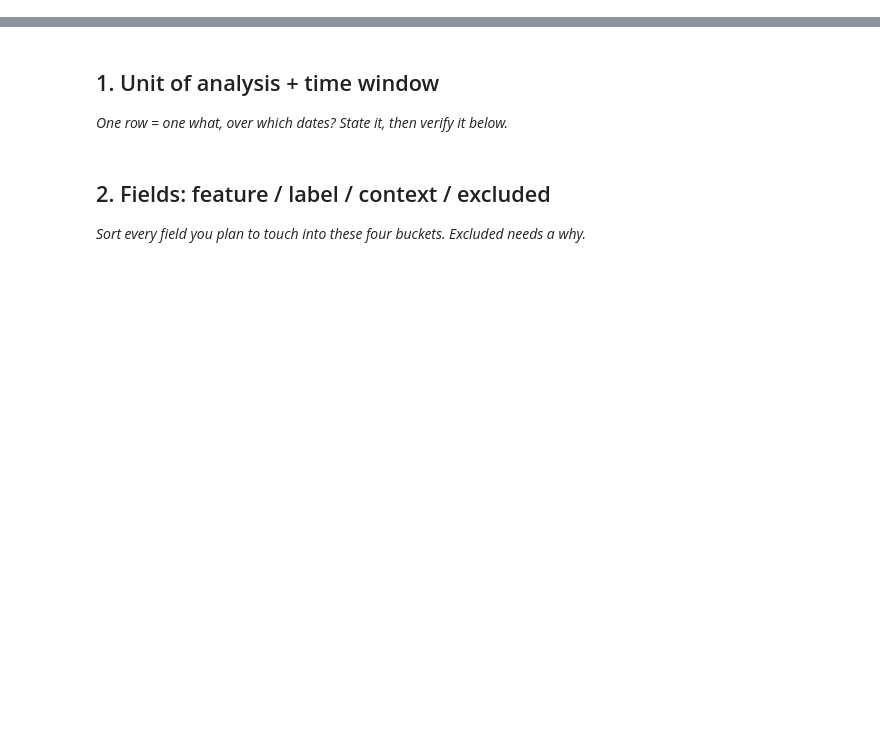
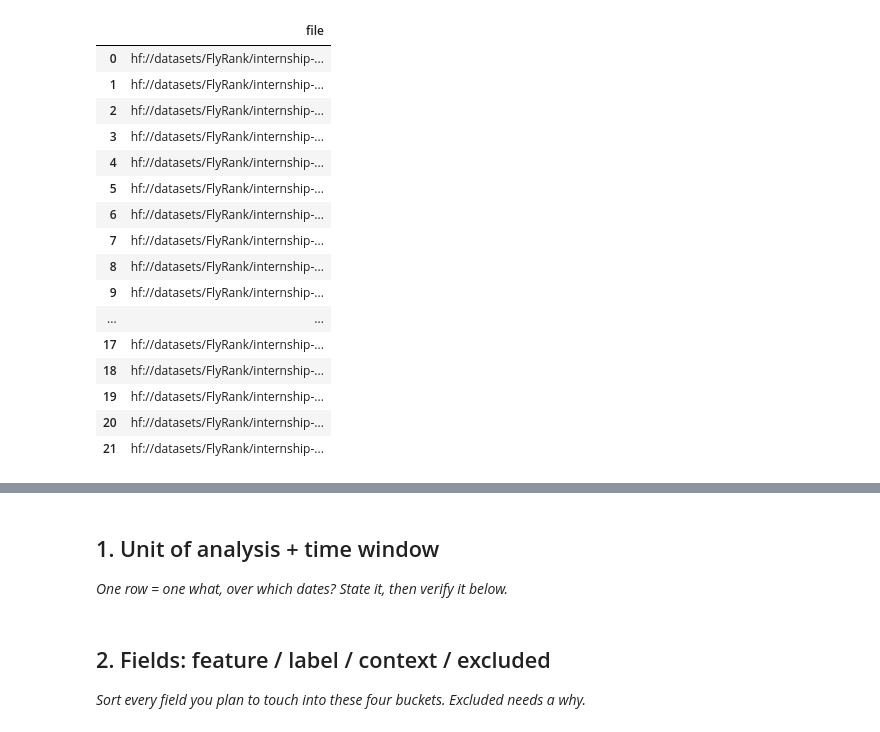
Before and after one commit to raju-cse/Flyrank-internship_ml, a Jupyter notebook: work/notebooks/w03_data_contract.ipynb, the cells around one changed output, grey strips where cells are left out. Cells and saved outputs as stored; diff of their text form; code cells hidden in the pictures; blank space fills up the shorter version.

```diff
--- a/work/notebooks/w03_data_contract.ipynb
+++ b/work/notebooks/w03_data_contract.ipynb
@@ -8,0 +87,25 @@ This skeleton is yours to fill. Work the sections **in order** — each one has
+# %%
+files = con.sql("""
+SELECT file
+FROM glob('hf://datasets/FlyRank/internship-warehouse/**/*.parquet')
+""").df()
+
+files
+# %% [output]
+|  | file |
+| 0 | hf://datasets/FlyRank/internship-... |
+| 1 | hf://datasets/FlyRank/internship-... |
+| 2 | hf://datasets/FlyRank/internship-... |
+| 3 | hf://datasets/FlyRank/internship-... |
+| 4 | hf://datasets/FlyRank/internship-... |
+| 5 | hf://datasets/FlyRank/internship-... |
+| 6 | hf://datasets/FlyRank/internship-... |
+| 7 | hf://datasets/FlyRank/internship-... |
+| 8 | hf://datasets/FlyRank/internship-... |
+| 9 | hf://datasets/FlyRank/internship-... |
+| ... | ... |
+| 17 | hf://datasets/FlyRank/internship-... |
+| 18 | hf://datasets/FlyRank/internship-... |
+| 19 | hf://datasets/FlyRank/internship-... |
+| 20 | hf://datasets/FlyRank/internship-... |
+| 21 | hf://datasets/FlyRank/internship-... |
```
Also changed, not shown: parts of 19 cells of this notebook.
